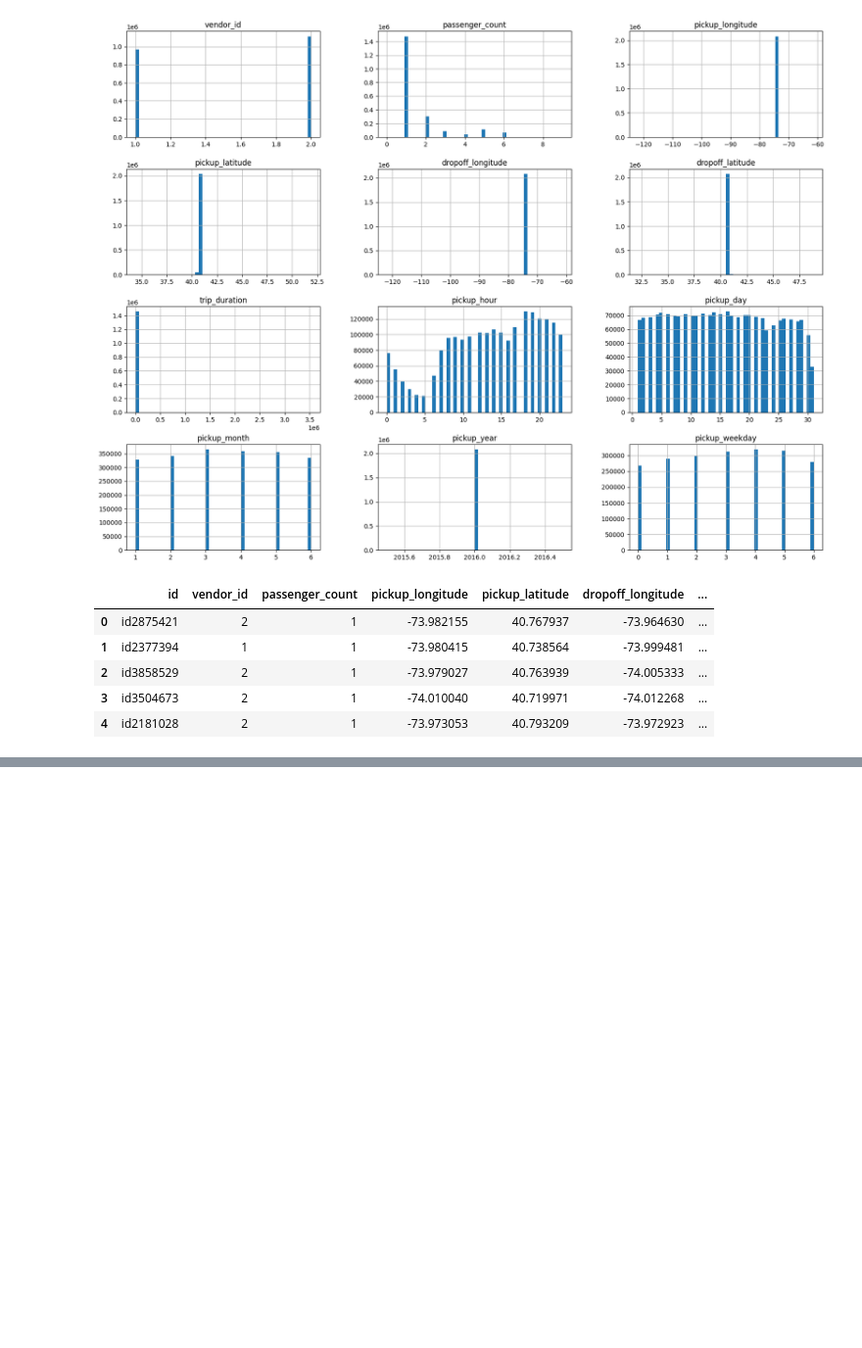
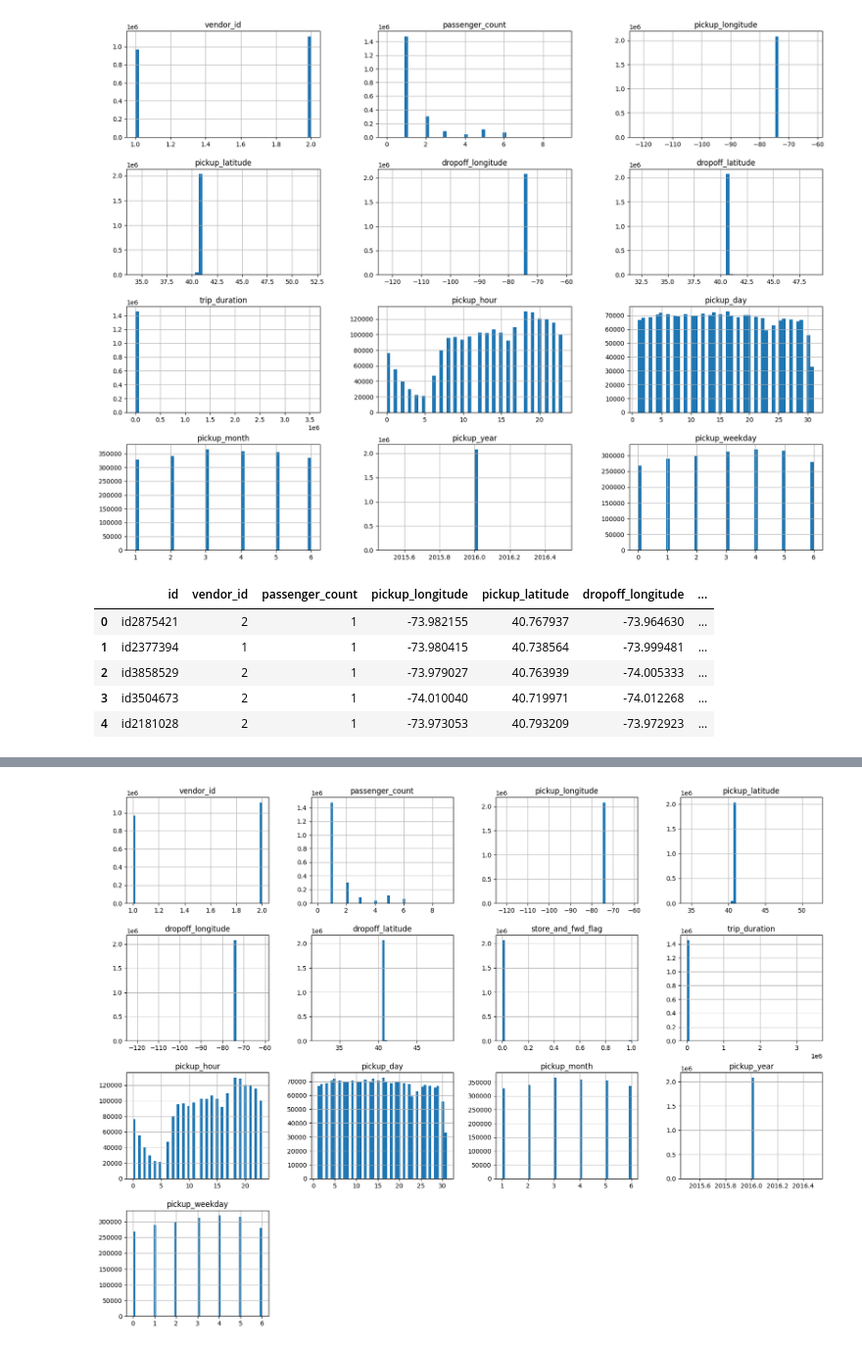
Before and after one commit to zxcvbbvvf/Kaggle-Competitions, a Jupyter notebook: New York City Taxi Trip Duration/Taxi Trip Duration Work.ipynb, the cells around one changed output, grey strips where cells are left out. Shown at 98% size. Saved outputs shown, nothing was run; the diff lists cells and outputs as text; code cells hidden in the pictures; blank space fills up the shorter version.

```diff
--- a/New York City Taxi Trip Duration/Taxi Trip Duration Work.ipynb
+++ b/New York City Taxi Trip Duration/Taxi Trip Duration Work.ipynb
@@ -135,0 +161,6 @@ merged_df.head()
+# %%
+# histogram of each feature
+merged_df.hist(bins=50, figsize=(20, 15))
+plt.show()
+# %% [output]
+[figure, added]
```
Also changed, not shown: parts of 13 cells of this notebook.
